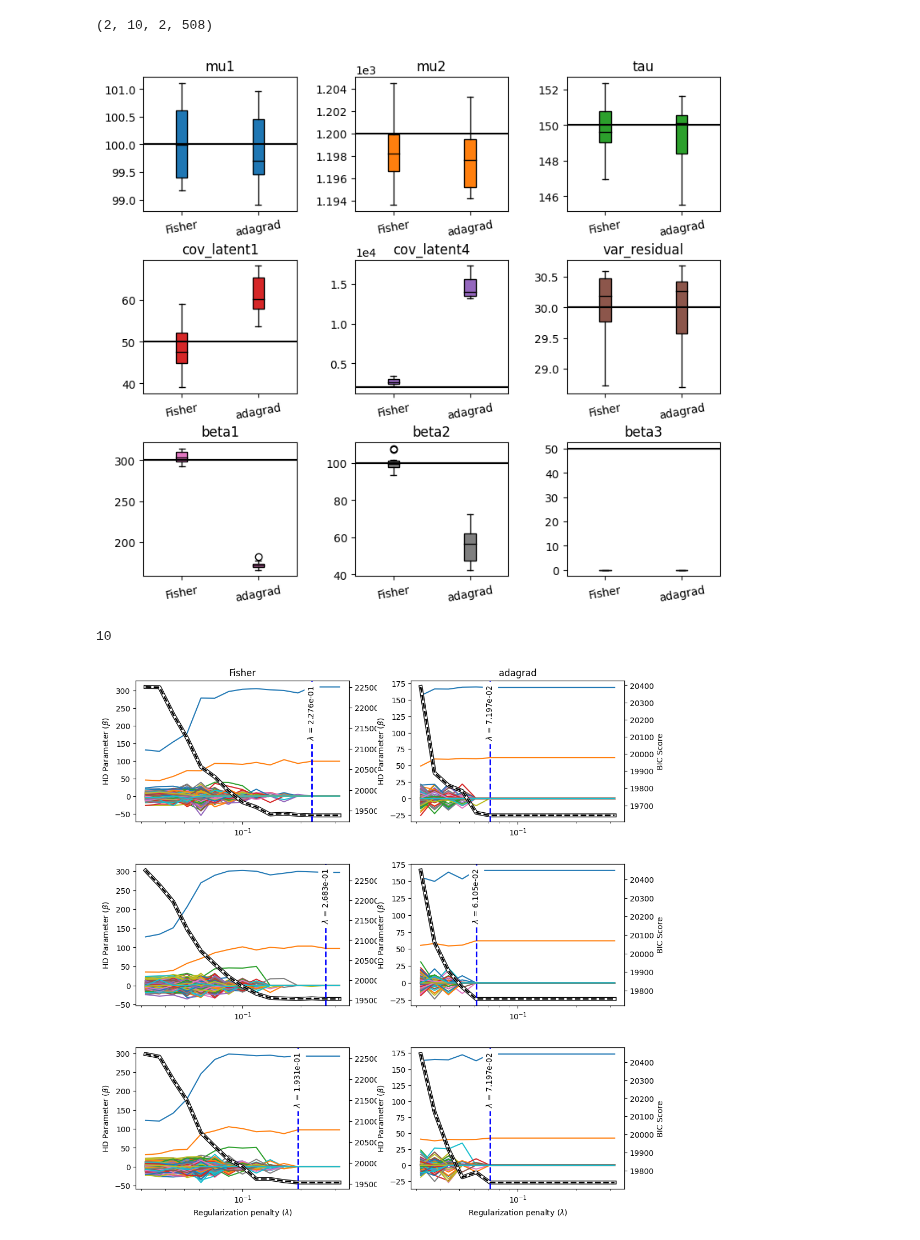
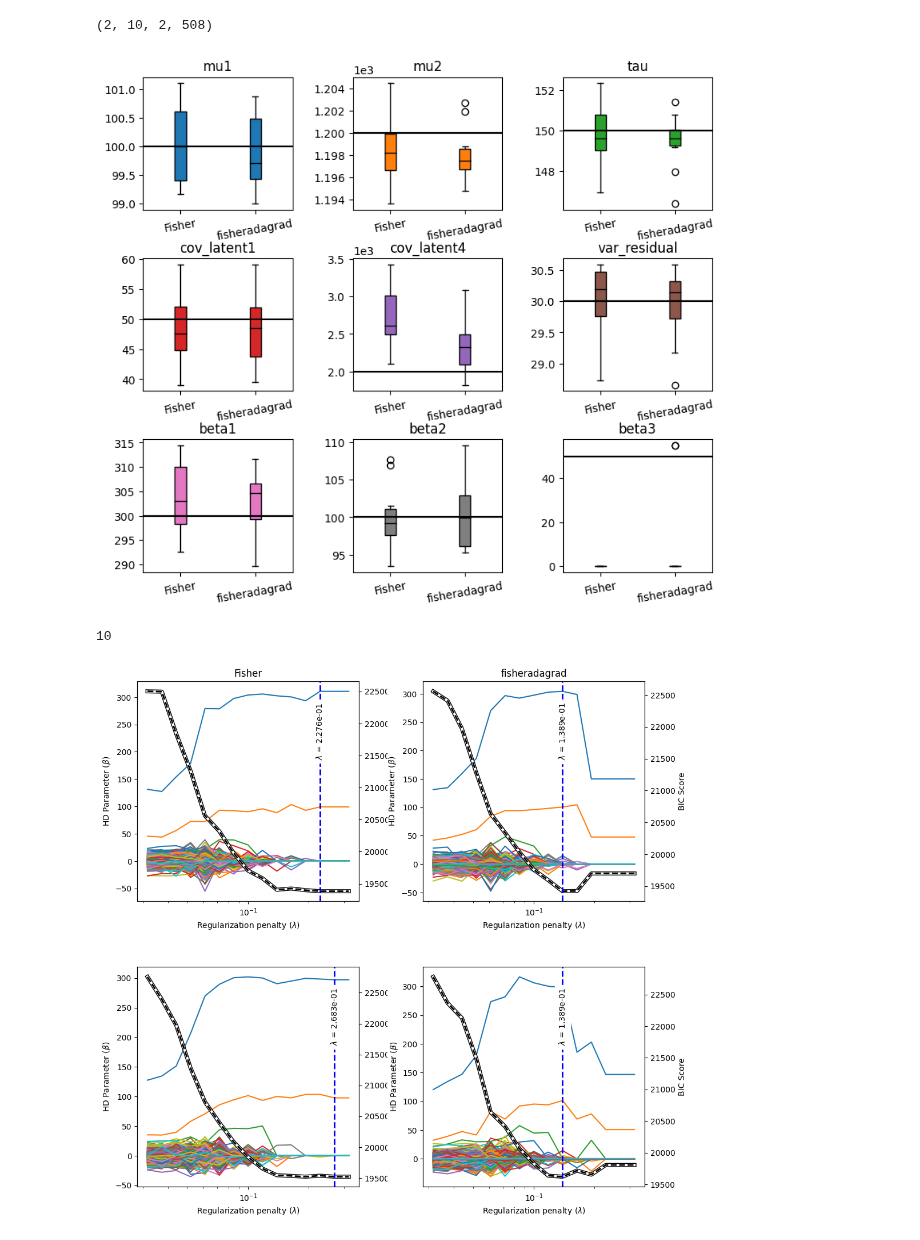
Before and after one commit to caillebotteAntoine/sdg4varselect, a Jupyter notebook: results/simulation_study/precond_test/preconditionner_study.ipynb, the cells around one changed output. Saved outputs shown, nothing was run; the diff lists cells and outputs as text; code cells hidden in the pictures.

Commit message:
new test on fisher adagrad

```diff
--- a/results/simulation_study/precond_test/preconditionner_study.ipynb
+++ b/results/simulation_study/precond_test/preconditionner_study.ipynb
@@ -122,9 +129,11 @@ from sdg4varselect.outputs import TestResults
 m = HDLogisticMixedEffectsModel
 config = [
     {"name": "Fisher", "seed_name": "S(1, 10)"},
-    {"name": "adagrad", "seed_name": "S(1, 10)"},
+    # {"name": "Fisher", "seed_name": "Snotf(1, 10)"},
+    # {"name": "adagrad", "seed_name": "S(1, 10)"},
     # {"name": "adagrad", "seed_name": "S(1, 2)"},
-    # {"name": "fisheradagrad", "seed_name": "S(1, 2)"},
+    # {"name": "adagrad2", "seed_name": "S(1, 10)"},
+    {"name": "fisheradagrad", "seed_name": "S(1, 11)"},
 ]
 
 results = TestResults(
@@ -181,27 +190,27 @@ fig.tight_layout()
 for ax in fig.axes:
     ax.tick_params(axis="x", labelrotation=10)
 # %% [output]
-[figure, old version]
+[figure, new version]
 # %%
 len(results[0])
 # %% [output]
 10
 # %%
-fig = sdgplt.figure(10, 10)
-subfigs = fig.subfigures(3, len(results))
+fig = sdgplt.figure(10, 5 * len(results))
+subfigs = fig.subfigures(2, len(results))
 
 for i in range(len(results)):
     for j in range(subfigs.shape[0]):
         _ = sdgplt.plot_reg_path(
             reg_res=results[i][j].standardize(),
             dim_ld=myModel.DIM_LD,
             fig=subfigs[j][i],
         )
         subfigs[j][i].axes[0].set_title("")
 
     subfigs[0][i].axes[0].set_title(results.config[i]["name"])
 # %% [output]
-[figure, old version]
+[figure, new version]
 # %%
 _ = sdgplt.plot_2_panel_selected_theta_hd(
     results,
```
Also changed, not shown: parts of 4 cells of this notebook, 4 other files.
